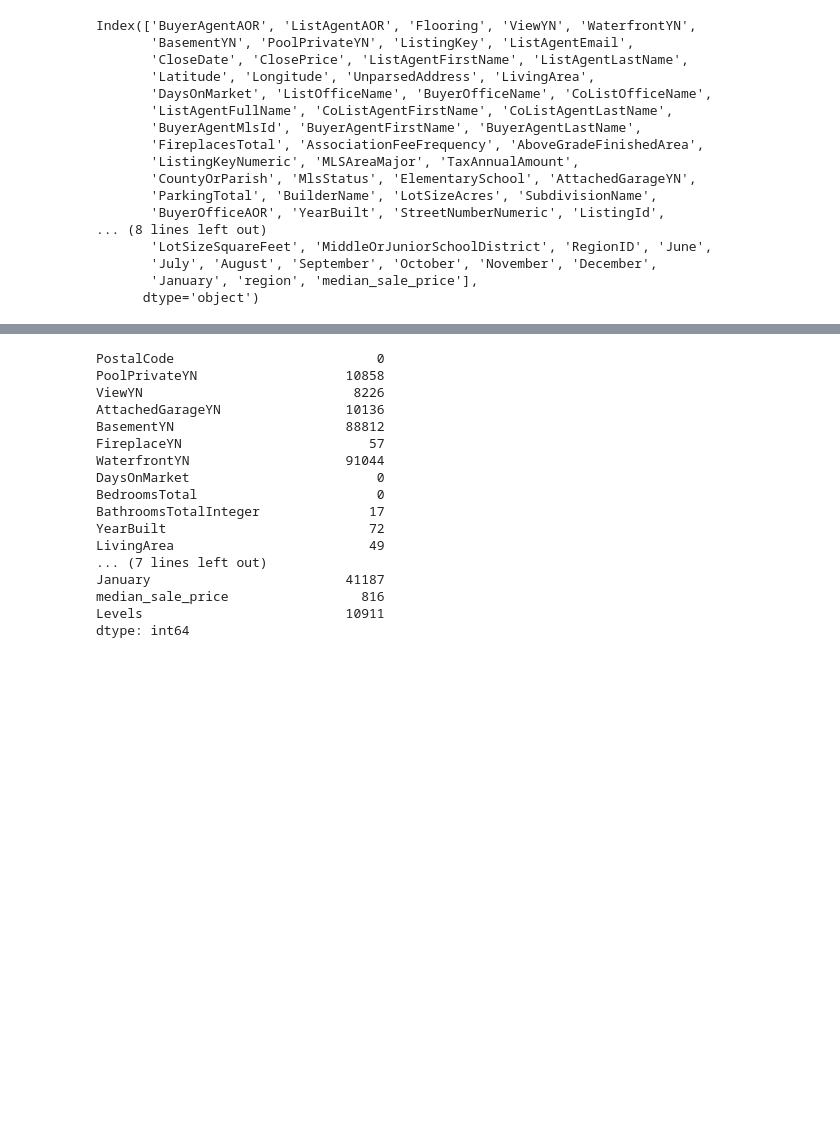
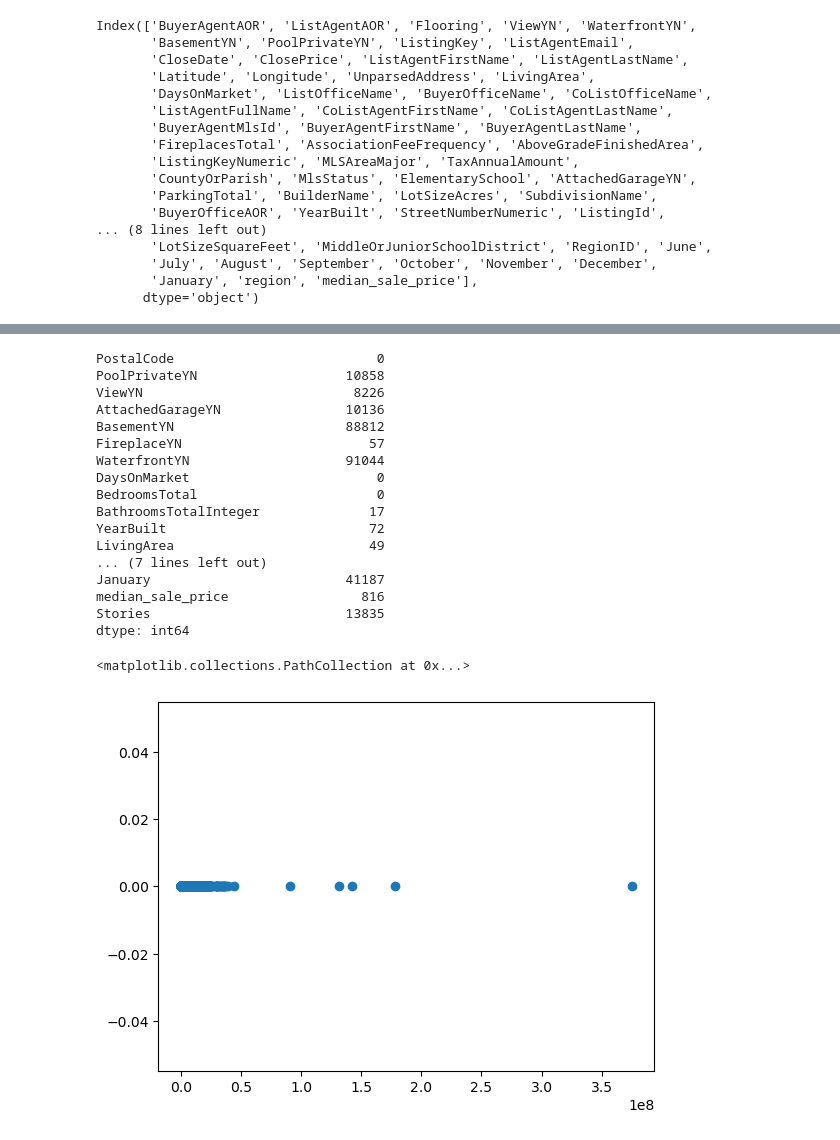
Before and after one commit to bbousquette1/IDX-Exchange-DS16-Winter2025, a Jupyter notebook: Claire_ML.ipynb, the cells around one changed output, grey strips where cells are left out. Cells and saved outputs as stored; diff of their text form; code cells hidden in the pictures; blank space fills up the shorter version.

```diff
--- a/Claire_ML.ipynb
+++ b/Claire_ML.ipynb
@@ -39 +43,7 @@ Index(['BuyerAgentAOR', 'ListAgentAOR', 'Flooring', 'ViewYN', 'WaterfrontYN',
+# %%
+columns = ['PostalCode', 'PoolPrivateYN', 'ViewYN', 'AttachedGarageYN', 'BasementYN', 'FireplaceYN',
+           'WaterfrontYN', 'DaysOnMarket', 'BedroomsTotal','BathroomsTotalInteger', 'YearBuilt', 'LivingArea',
+            'ElementarySchool', 'ElementarySchoolDistrict', 'MiddleOrJuniorSchool', 'MiddleOrJuniorSchoolDistrict',
+            'HighSchool', 'HighSchoolDistrict', 'ClosePrice', 'January', 'median_sale_price', 'Stories']
+df = df[columns]
 # %%
@@ -95,7 +68,7 @@ LivingArea                         49
 ... (7 lines left out)
 January                         41187
 median_sale_price                 816
-Levels                          10911
+Stories                         13835
 dtype: int64
 # %%
 # def fill_missing(df):
@@ -162,3 +136,8 @@ def fill_missing(df):
     output = output.dropna(subset=['ClosePrice']) # drop where ClosePrice is missing
 
     return output
+# %%
+plt.scatter(df['ClosePrice'], [0] * df['ClosePrice'].shape[0])
+# %% [output]
+<matplotlib.collections.PathCollection at 0x...>
+[figure, added]
```
Also changed, not shown: parts of 13 cells of this notebook, 2 other files.
